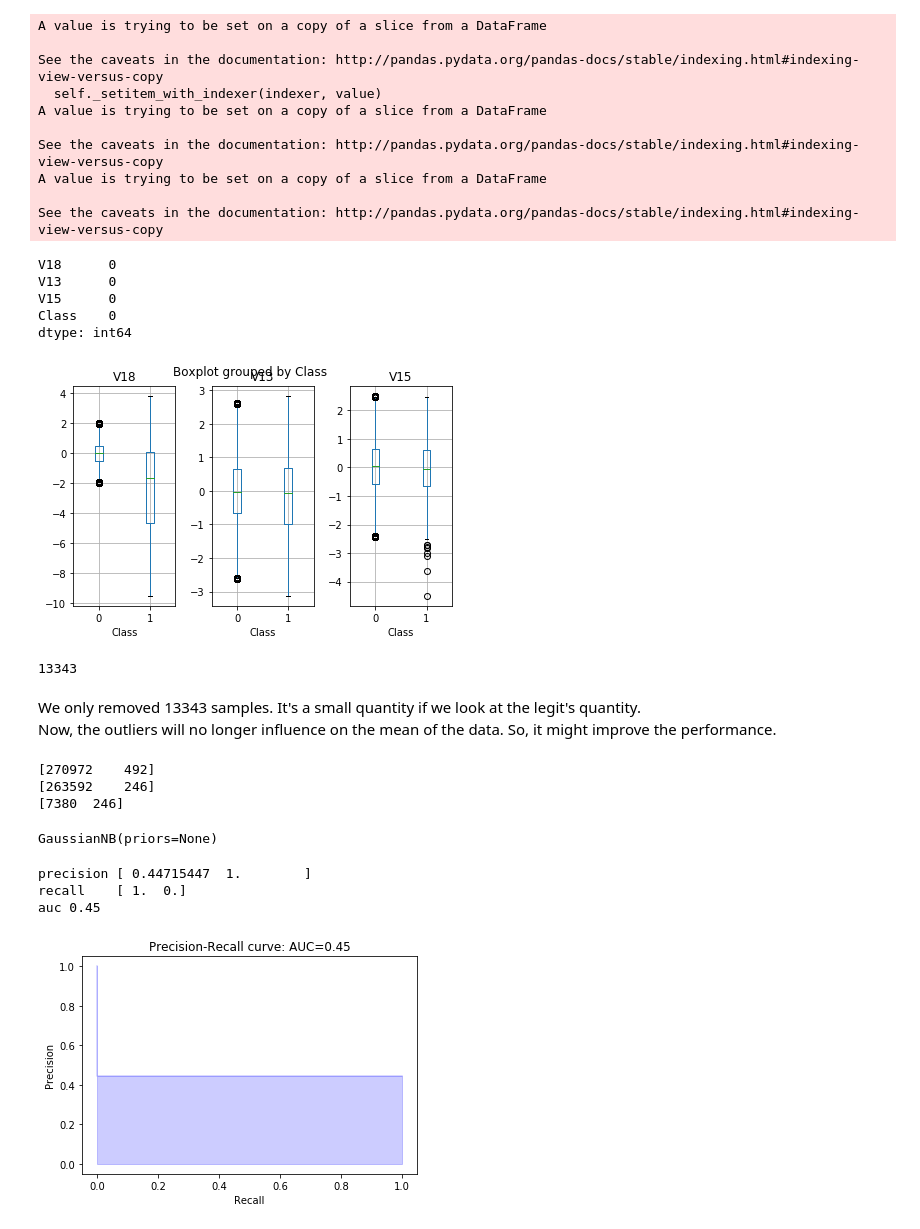
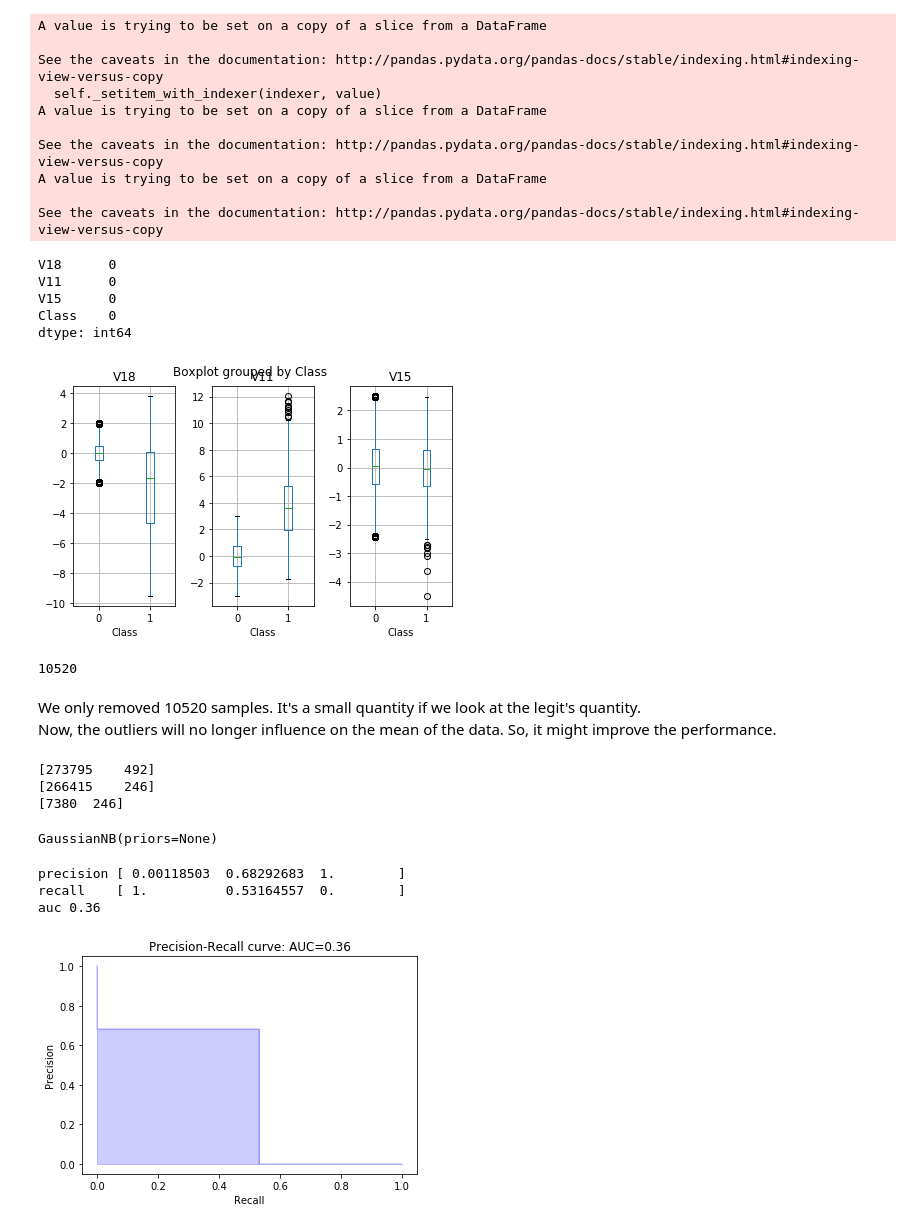
Before and after one commit to NekuSakuraba/machine-learning, a Jupyter notebook: projects/capstone/project/Benchmark - #01 GaussianNB.ipynb, the cells around one changed output. Cells and saved outputs as stored; diff of their text form; code cells hidden in the pictures.

```diff
--- a/projects/capstone/project/Benchmark - #01 GaussianNB.ipynb
+++ b/projects/capstone/project/Benchmark - #01 GaussianNB.ipynb
@@ -22,6 +22,6 @@ let's load the dataset and extract the V18, V13, V15 and the Class features
 # %%
 df = pd.read_csv('creditcard.csv')
-df = df[['V18', 'V13', 'V15', 'Class']]
+df = df[['V18', 'V11', 'V15', 'Class']]
 # %%
 df.head()
 # %% [output]
@@ -169,31 +169,31 @@ legit = legit.dropna()
 legit.isnull().sum()
 # %% [output]
 V18      0
-V13      0
+V11      0
 V15      0
 Class    0
 dtype: int64
 # %%
 # plotting
 ax = plt.subplot(131)
 legit.boxplot('V18', 'Class', ax=ax)
 
 ax = plt.subplot(132)
-legit.boxplot('V13', 'Class', ax=ax)
+legit.boxplot('V11', 'Class', ax=ax)
 
 ax = plt.subplot(133)
 legit.boxplot('V15', 'Class', ax=ax)
 
 plt.tight_layout()
 plt.show()
 # %% [output]
-[figure, old version]
+[figure, new version]
 # %%
 len(X) - len(legit)
 # %% [output]
-13343
+10520
 # %% [markdown]
-We only removed 13343 samples. It's a small quantity if we look at the legit's quantity. <br />
+We only removed 10520 samples. It's a small quantity if we look at the legit's quantity. <br />
 Now, the outliers will no longer influence on the mean of the data. So, it might improve the performance.
 # %%
 # separating the label from the dataset
@@ -212,8 +212,8 @@ print np.bincount(y_no_outliers)
 print np.bincount(y_no_outliers.iloc[no_idxes])
 print np.bincount(y_no_outliers.iloc[idxes])
 # %% [output]
-[270972    492]
-[263592    246]
+[273795    492]
+[266415    246]
 [7380  246]
 # %%
 clf_no_outliers = GaussianNB()
@@ -232,9 +232,9 @@ print 'precision %s' % precision
 print 'recall    %s' % recall
 print 'auc %.2f' % auc
 # %% [output]
-precision [ 0.44715447  1.        ]
-recall    [ 1.  0.]
-auc 0.45
+precision [ 0.00118503  0.68292683  1.        ]
+recall    [ 1.          0.53164557  0.        ]
+auc 0.36
 # %%
 plt.step(recall, precision, color='b', alpha=0.2, where='post')
 plt.fill_between(recall, precision, step='post', alpha=0.2, color='b')
@@ -244,7 +244,7 @@ plt.ylabel('Precision')
 plt.title('Precision-Recall curve: AUC={0:0.2f}'.format(auc))
 plt.show()
 # %% [output]
-[figure, old version]
+[figure, new version]
 # %%
 tn, fp, fn, tp = confusion_matrix(y_pred=y_pred, y_true=y_true).ravel()
 confusion_matrix(y_pred=y_pred, y_true=y_true)
```
Also changed, not shown: parts of 10 cells of this notebook.
